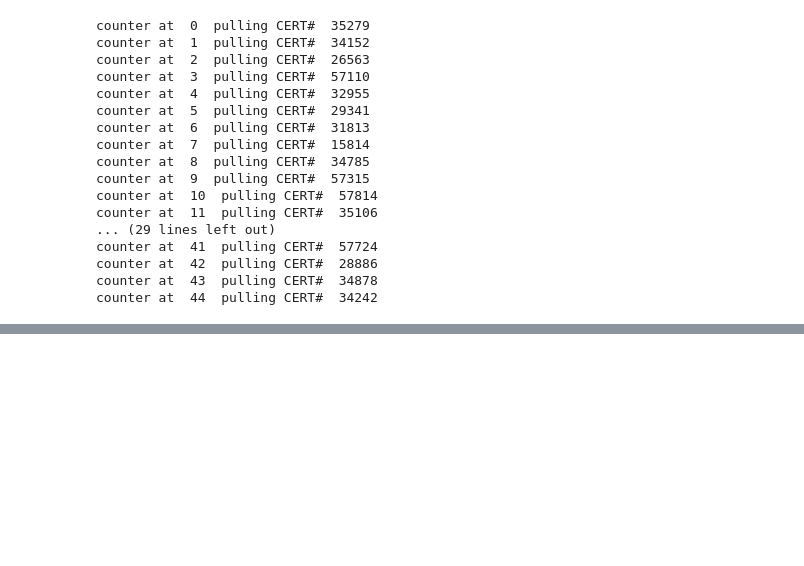
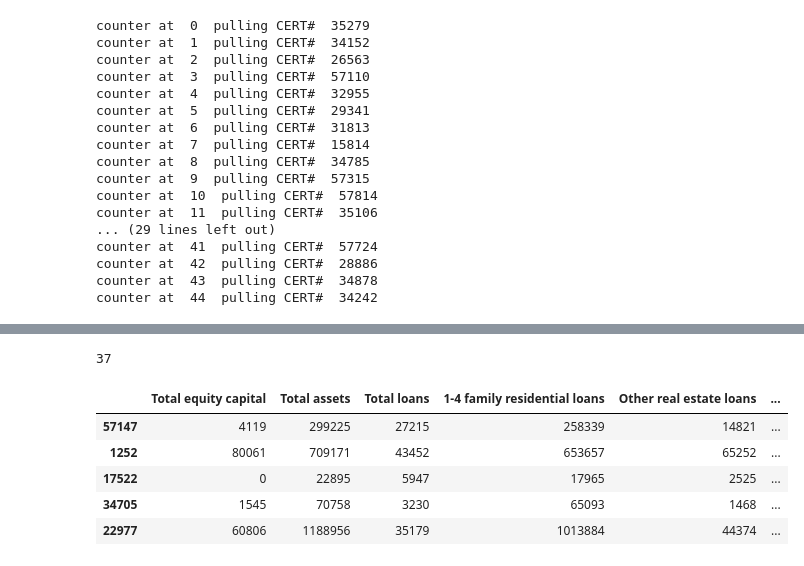
Before and after one commit to allaccountstaken/predicting_bank_distress, a Jupyter notebook: testing_data_pull.ipynb, the cells around one changed output, grey strips where cells are left out. Saved outputs shown, nothing was run; the diff lists cells and outputs as text; code cells hidden in the pictures; blank space fills up the shorter version.

Commit message:
dataset for failed after 2009Q4

```diff
--- a/testing_data_pull.ipynb
+++ b/testing_data_pull.ipynb
@@ -238,0 +230,4 @@ failed_after_2010Q1.to_csv('data/failed_after_2010Q1')
+# %%
+failed_banks_2010Q1 = failed_banks_df.loc[(failed_banks_df.Year_failed == 2010) & (failed_banks_df.Quarter_failed == 1)]
+banks_CERT_2010Q1_list = list(failed_banks_2010Q1.CERT)
+len(banks_CERT_2010Q1_list)
@@ -238,0 +236,30 @@ failed_after_2010Q1.to_csv('data/failed_after_2010Q1')
+# %%
+# Pull 41 reports, drop all values but 13 selected metrics
+all_data_df = pd.DataFrame()
+fin_data_dic = {}
+
+for i in range(len(banks_CERT_2010Q1_list)):
+
+    ds_name = 'Call'    # Pull Call report data
+    end_date = '12/31/2009'  # Pull data in reporting pd ending 3/31/17
+    fiID_type = 'FDICCertNumber'  # Type of financial inst identifier (ID_RSSD, CERT )
+    fiID = banks_CERT_2010Q1_list[i]   # Indentifier for Wyomin Bank and Trust
+    print("counter at ", i, " pulling CERT# ", fiID)
+    fmt = 'SDF'  # Pull report as PDF
+    # <facsimileFormat>PDF or XBRL or SDF</facsimileFormat>
+    #outfile = 'test8.PDF'  # Output file path
+    return_result = True  # If True, method returns the data
+    try:
+        f = client.retrieve_facsimile(ds_name=ds_name, reporting_pd_end=end_date,
+                                      fiID_type=fiID_type, fiID=fiID,
+                                      facsimile_fmt=fmt, outfile=False,
+                                      return_result=True)
+        report = StringIO(str(f, 'utf-8'))
+        report_df = pd.read_csv(report, sep=';')
+        report_df.columns = ['Call Date', 'Bank RSSD Identifier', 'ValueID', 'Value', 'Last Update',
+       'Short Definition', 'Call Schedule', 'Line Number']
+        values = list(report_df[report_df.ValueID.isin(columns)].Value)
+        fin_data_dic[fiID] = values
+        all_data_df = all_data_df.append(report_df, ignore_index=True)
+    except:
+        next
@@ -238,0 +284,17 @@ failed_after_2010Q1.to_csv('data/failed_after_2010Q1')
+# %%
+failed_after_2009Q4 = pd.DataFrame.from_dict(fin_data_dic, orient='index')
+failed_after_2009Q4.columns = columns
+values = list(selected_financials.values())
+failed_after_2009Q4.columns = values
+len(failed_after_2009Q4)
+# %% [output]
+37
+# %%
+failed_after_2009Q4.tail()
+# %% [output]
+|  | Total equity capital | Total assets | Total loans | 1-4 family residential loans | Other real estate loans | ... |
+| 57147 | 4119 | 299225 | 27215 | 258339 | 14821 | ... |
+| 1252 | 80061 | 709171 | 43452 | 653657 | 65252 | ... |
+| 17522 | 0 | 22895 | 5947 | 17965 | 2525 | ... |
+| 34705 | 1545 | 70758 | 3230 | 65093 | 1468 | ... |
+| 22977 | 60806 | 1188956 | 35179 | 1013884 | 44374 | ... |
```
Also changed, not shown: parts of 6 cells of this notebook, 1 other file.
